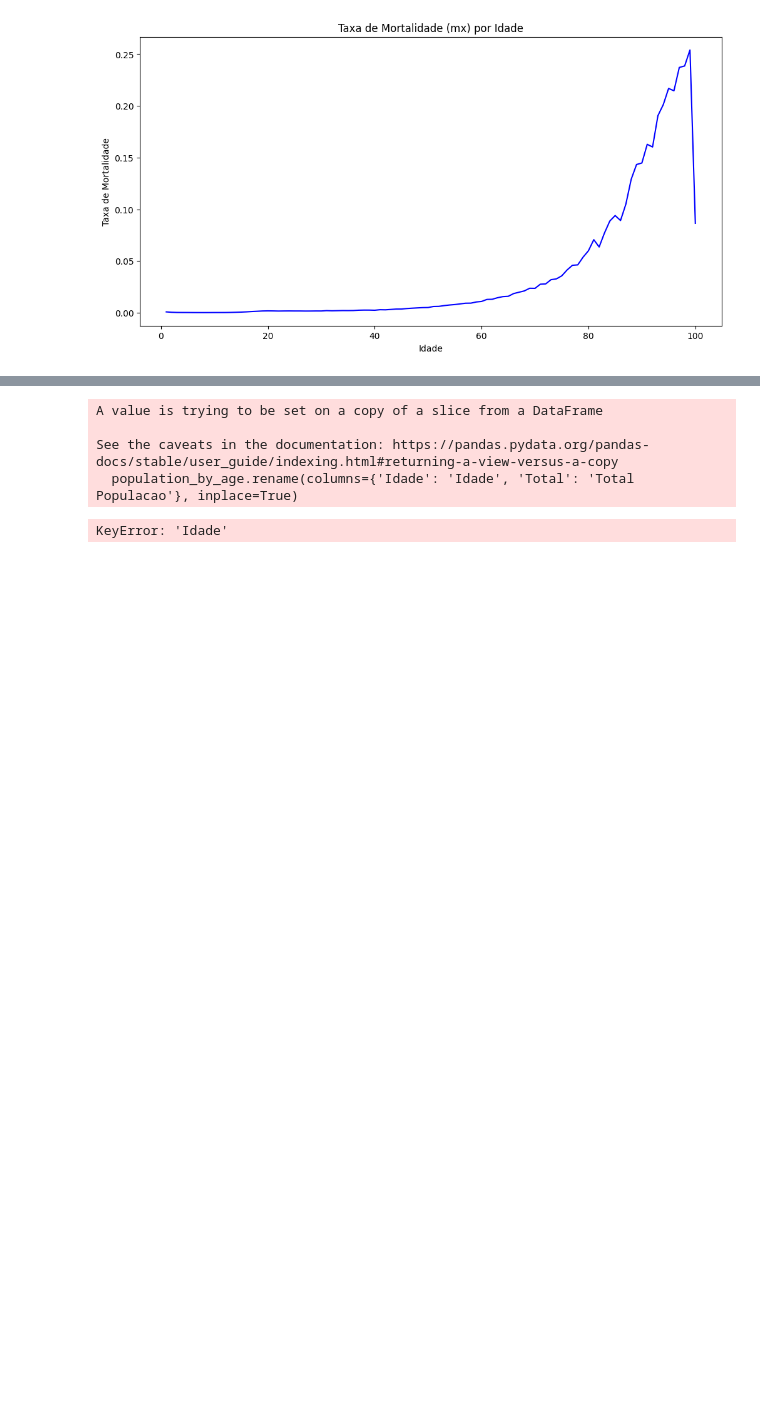
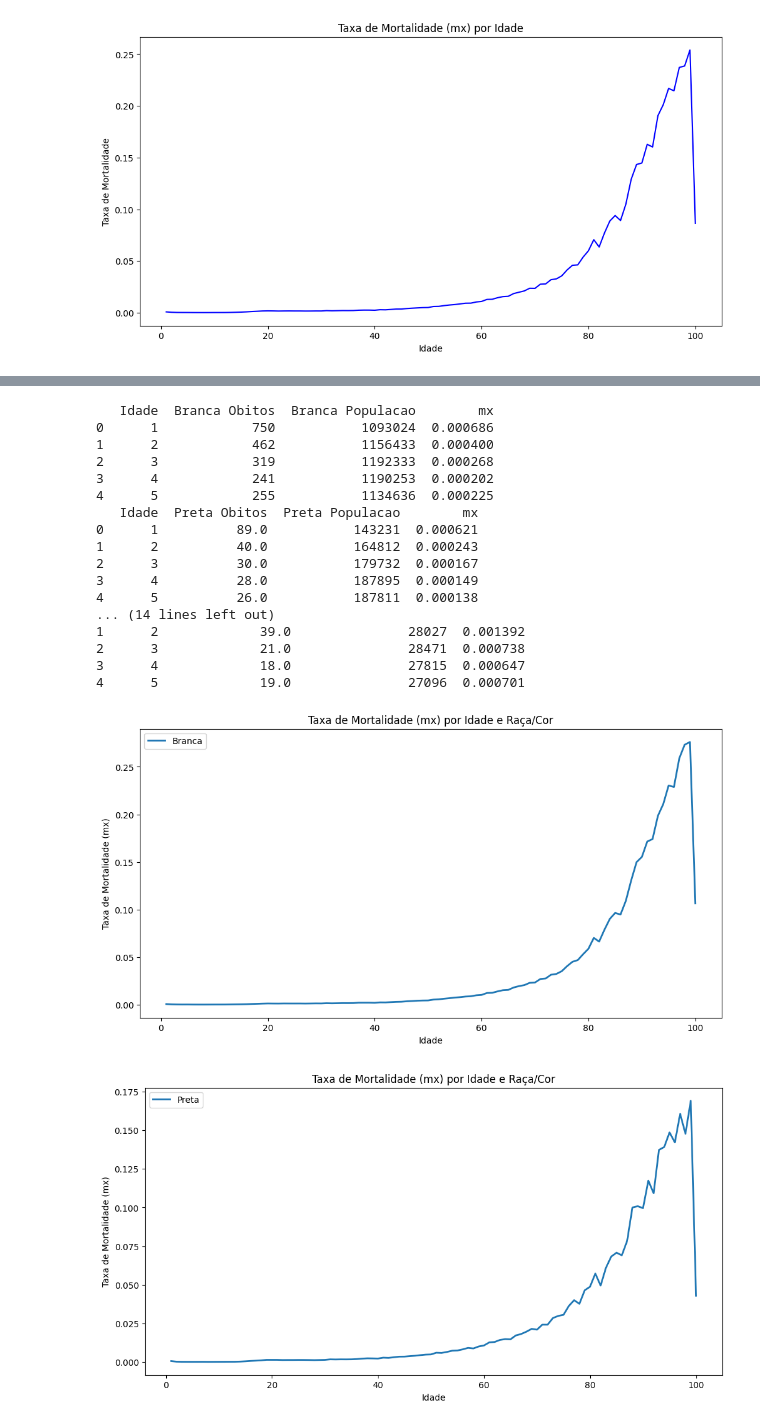
Before and after one commit to LabMA-UFRJ/dashboard_sim, a Jupyter notebook: main.ipynb, the cells around one changed output, grey strips where cells are left out. Saved outputs shown, nothing was run; the diff lists cells and outputs as text; code cells hidden in the pictures; blank space fills up the shorter version.

```diff
--- a/main.ipynb
+++ b/main.ipynb
@@ -324,18 +330,3 @@ for subsector in subsectors:
 df_filtered = data.groupby('idade').size().reset_index(name='total_obitos')
 df_filtered['idade'] = df_filtered['idade'].astype(int)
 dfs['total_by_age'] = df_filtered
-# %%
-# Plot subsector categories by age raca_cor
-df = dfs['sexo'].sort_index()
-
-plt.figure(figsize=(12, 6))
-for column in df.columns:
-    plt.plot(df.index, df[column], label=column)
-
-plt.title('Total Óbitos by Idade and Raca/Cor')
-plt.xlabel('Idade')
-plt.ylabel('Total Óbitos')
-plt.grid(True, linestyle='--', alpha=0.7)
-plt.legend()
-plt.tight_layout()
-plt.show()
@@ -377,7 +366,7 @@ plt.show()
 # %%
 
 
-def calculate_mx(deaths_by_age, population_by_age):
+def calculate_mx(deaths_by_age, population_by_age, target_a, target_b):
     """
     Calculate the mortality rate (mx) by age group.
 
@@ -388,8 +377,8 @@ def calculate_mx(deaths_by_age, population_by_age):
     Returns:
     - DataFrame with columns ['Idade', 'Total Obitos', 'Total Populacao', 'mx']
     """
-    deaths_by_age.rename(columns={'idade': 'Idade', 'total_obitos': 'Total Obitos'}, inplace=True)
-    population_by_age.rename(columns={'Idade': 'Idade', 'Total': 'Total Populacao'}, inplace=True)
+    deaths_by_age.rename(columns={'idade': 'Idade', f'{target_a}': f'{target_a} Obitos'}, inplace=True)
+    population_by_age.rename(columns={'Idade': 'Idade', f'{target_b}': f'{target_b} Populacao'}, inplace=True)
 
     # Convert age columns to int for merging
     deaths_by_age['Idade'] = deaths_by_age['Idade'].astype(int)
@@ -399,8 +388,8 @@ def calculate_mx(deaths_by_age, population_by_age):
     merged_df = pd.merge(deaths_by_age, population_by_age, on='Idade', how='inner')
 
     # Calculate mx = D/N
-    merged_df['mx'] = merged_df['Total Obitos'] / merged_df['Total Populacao']
+    merged_df['mx'] = merged_df[f'{target_a} Obitos'] / merged_df[f'{target_b} Populacao']
 
-    return merged_df[['Idade', 'Total Obitos', 'Total Populacao', 'mx']]
+    return merged_df[['Idade', f'{target_a} Obitos', f'{target_b} Populacao', 'mx']]
 # %%
 # Verificar estrutura e tipo de dados
@@ -435,16 +422,44 @@ Primeiras linhas:
 # %%
 censo_2022 = "//Projetos2/Wrk/SIM-DATASUS/IBGE/censo2022.csv"
 censo_2022_df = pd.read_csv(censo_2022)
 
 # Define by raca_cor
 
 raca_cor = ['Branca', 'Preta', 'Amarela', 'Parda', 'Indígena']
 
+calculate_mx(dfs['raca_cor'], censo_2022_df, 'Branca', 'Branca')
+
+dfs_mx_raca_cor = {}
+
 for raca in raca_cor:
-    calculate_mx(dfs['raca_cor'], censo_2022_df[['Idade', raca]])
+    dfs_mx_raca_cor[raca] = calculate_mx(dfs['raca_cor'], censo_2022_df, raca, raca)
+
+for df in dfs_mx_raca_cor.values():
+    print(df.head())
+
+    plt.figure(figsize=(12, 6))
+    plt.plot(df['Idade'], df['mx'], label=df.columns[1].replace(' Obitos', ''), linewidth=2)
+    plt.title('Taxa de Mortalidade (mx) por Idade e Raça/Cor')
+    plt.xlabel('Idade')
+    plt.ylabel('Taxa de Mortalidade (mx)')
+    plt.legend()
 # %% [output]
-A value is trying to be set on a copy of a slice from a DataFrame
-
-See the caveats in the documentation: https://pandas.pydata.org/pandas-docs/stable/user_guide/indexing.html#returning-a-view-versus-a-copy
-  population_by_age.rename(columns={'Idade': 'Idade', 'Total': 'Total Populacao'}, inplace=True)
+   Idade  Branca Obitos  Branca Populacao        mx
+0      1            750           1093024  0.000686
+1      2            462           1156433  0.000400
+2      3            319           1192333  0.000268
+3      4            241           1190253  0.000202
+4      5            255           1134636  0.000225
+   Idade  Preta Obitos  Preta Populacao        mx
+0      1          89.0           143231  0.000621
+1      2          40.0           164812  0.000243
+2      3          30.0           179732  0.000167
+3      4          28.0           187895  0.000149
+4      5          26.0           187811  0.000138
+... (14 lines left out)
+1      2             39.0               28027  0.001392
+2      3             21.0               28471  0.000738
+3      4             18.0               27815  0.000647
+4      5             19.0               27096  0.000701
-KeyError: 'Idade'
+[figure, added]
+[figure, added]
```
Also changed, not shown: parts of 5 cells of this notebook.
